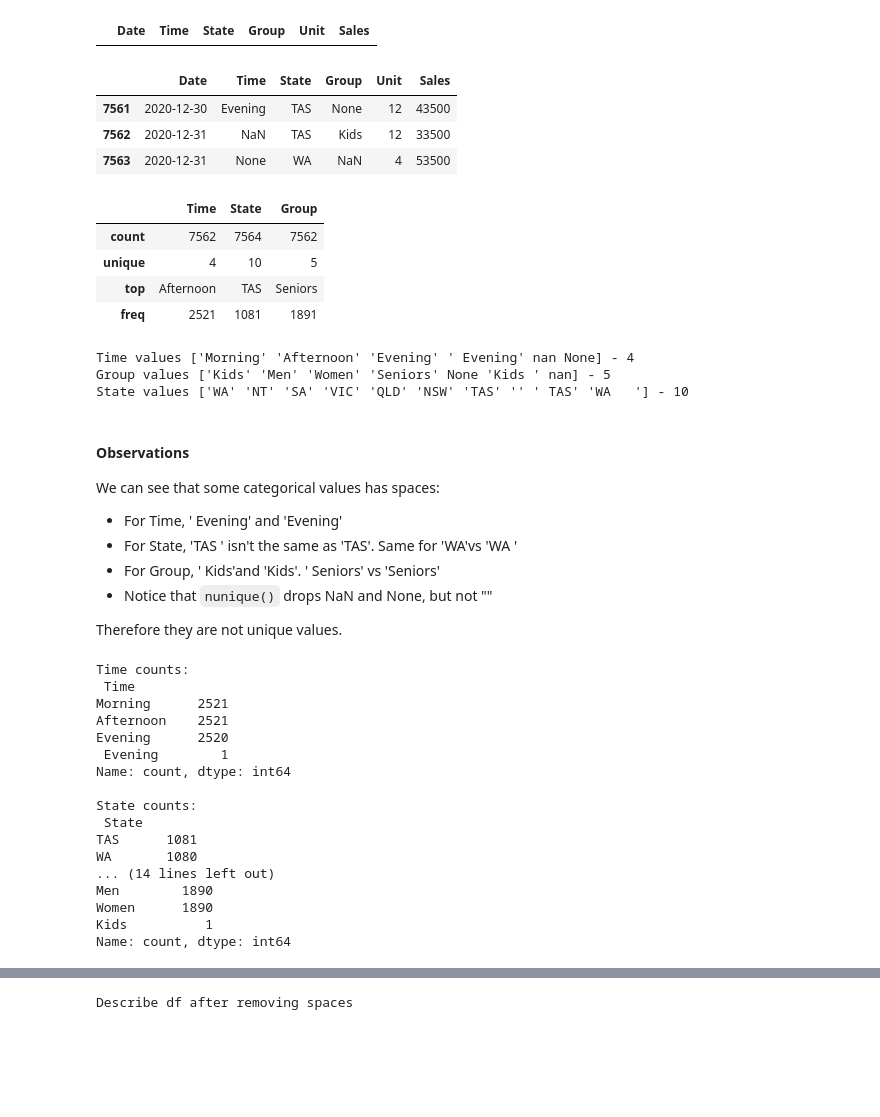
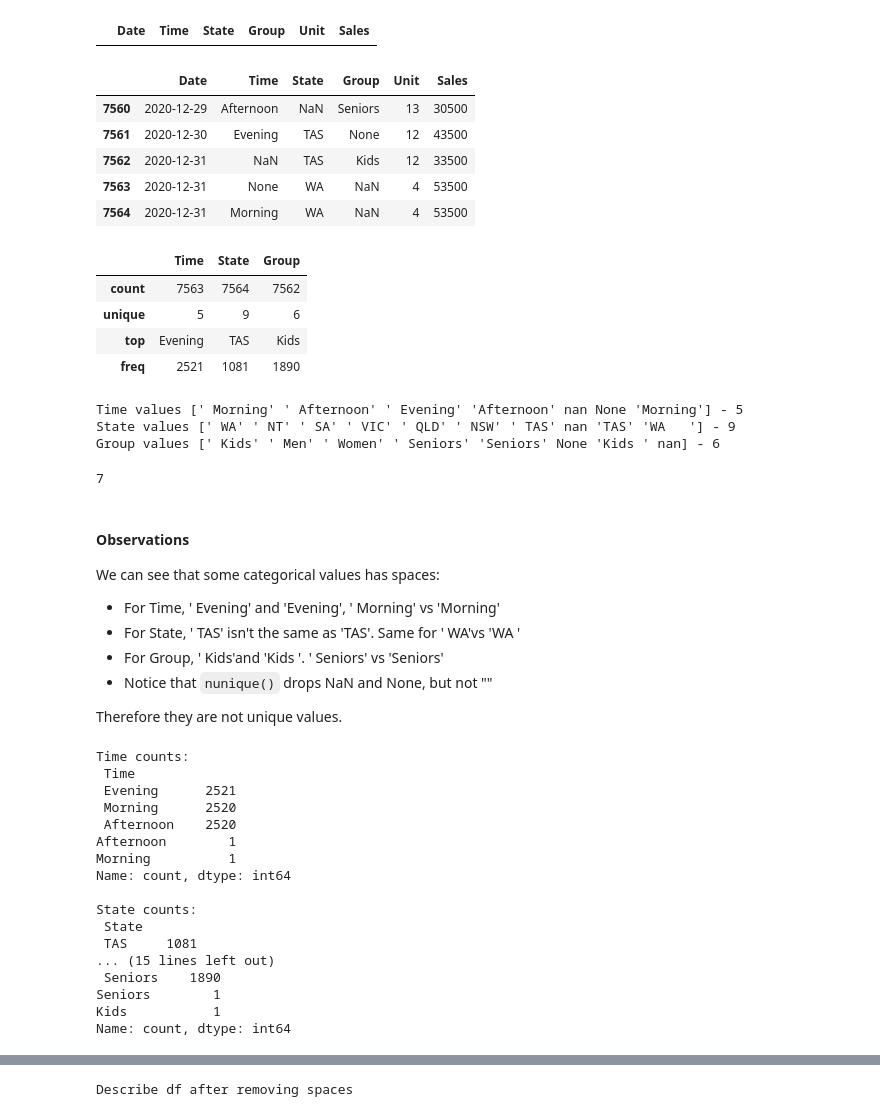
Before and after one commit to karmenatwork/3_CB_Sales-Analysis, a Jupyter notebook: main.ipynb, the cells around one changed output, grey strips where cells are left out. Saved outputs shown, nothing was run; the diff lists cells and outputs as text; code cells hidden in the pictures; blank space fills up the shorter version.

```diff
--- a/main.ipynb
+++ b/main.ipynb
@@ -108,7 +112,9 @@ dtype: object
 # %%
 # Optimize memory
 # Convert object type to str, Date to datetime and reduce int.
-cols = df.select_dtypes(np.object_).columns[1:]  # every object type except Date
+# cols = df.select_dtypes(np.object_).columns[1:]  # every object type except Date, no need this if you use parse_dates
+
+cols = df.select_dtypes(np.object_).columns
 df[cols] = df[cols].astype("string")
 df["Date"] = pd.to_datetime(df["Date"])
 df["Unit"] = df["Unit"].astype("int8")
@@ -250,9 +256,9 @@ import locale
 # Set the locale to English
 locale.setlocale(locale.LC_ALL, "en_US.UTF-8")
 
-# 20-Dec-2020,'Afternoon', '', Seniors, 13, 32500
-# 30-Dec-2020','Evening', 'TAS',None,12, 33500
-# 31-Dec-2020',np.nan, 'TAS','Kids',12, 3350
+# 29-Dec-2020,'Afternoon', '', Seniors, 13, 32500
+# 30-Dec-2020',' Evening', 'TAS',None,12, 33500
+# 31-Dec-2020',np.nan, ' TAS','Kids',12, 3350
 
 # Add 3 rows with empty values, None and NaN to the dataframe
 df2 = df.copy()
@@ -262,7 +268,7 @@ df2.loc[len(df2.index)] = [
     "Afternoon",
     "",
     "Seniors",
-    12,
+    13,
     30500,
 ]  # empty value in State
 df2.loc[len(df2.index)] = [
@@ -429,28 +435,30 @@ nan_rows
 # %%
 # I will use df2 to make my recommendation in the case of missing/incorrect data
 
 # 1. First replace '' with NaN
 
 # df2.replace('None', np.nan, inplace=True) and find them
-# df2 = df2.replace(" ", np.nan)
+df2 = df2.replace("", np.nan)
 
 # Find Options
 # a. Using `df.loc``
 # nan_rows  = df2.loc[df2.isna().any(axis=1)]
 
 # b. finding all `isnull()` rows first
 # null_mask = df2.isnull().any(axis=1)
 # null_rows = df2[null_mask]
 # null_rows
 
 # c. or directly finding all `isna()`` rows
 nan_rows = df2[df2.isna().any(axis=1)]
 nan_rows
 # %% [output]
 |  | Date | Time | State | Group | Unit | Sales |
+| 7560 | 2020-12-29 | Afternoon | NaN | Seniors | 13 | 30500 |
 | 7561 | 2020-12-30 | Evening | TAS | None | 12 | 43500 |
 | 7562 | 2020-12-31 | NaN | TAS | Kids | 12 | 33500 |
 | 7563 | 2020-12-31 | None | WA | NaN | 4 | 53500 |
+| 7564 | 2020-12-31 | Morning | WA | NaN | 4 | 53500 |
 # %%
 # 2. Then, make sure that each value is unique, so we can groupby later.
 categorical_cols = ["Time", "State", "Group"]
@@ -460,10 +468,10 @@ categorical_df = df2[categorical_cols]
 categorical_df.describe()
 # %% [output]
 |  | Time | State | Group |
-| count | 7562 | 7564 | 7562 |
-| unique | 4 | 10 | 5 |
-| top | Afternoon | TAS | Seniors |
-| freq | 2521 | 1081 | 1891 |
+| count | 7563 | 7564 | 7562 |
+| unique | 5 | 9 | 6 |
+| top | Evening | TAS | Kids |
+| freq | 2521 | 1081 | 1890 |
 # %%
 # b. Or inspecting with `nunique()` and `unique()`
 if df2.Time.nunique() != len(df2.Time.unique()):
@@ -478,18 +486,17 @@ if df2.Group.nunique() != len(df2.Group.unique()):
 
 df2.Time.nunique()
 len(df2.Time.unique())
-
-print(f"State values {df2.State.unique()} - {df2.State.nunique()}")
 # %% [output]
-Time values ['Morning' 'Afternoon' 'Evening' ' Evening' nan None] - 4
-Group values ['Kids' 'Men' 'Women' 'Seniors' None 'Kids ' nan] - 5
-State values ['WA' 'NT' 'SA' 'VIC' 'QLD' 'NSW' 'TAS' '' ' TAS' 'WA   '] - 10
+Time values [' Morning' ' Afternoon' ' Evening' 'Afternoon' nan None 'Morning'] - 5
+State values [' WA' ' NT' ' SA' ' VIC' ' QLD' ' NSW' ' TAS' nan 'TAS' 'WA   '] - 9
+Group values [' Kids' ' Men' ' Women' ' Seniors' 'Seniors' None 'Kids ' nan] - 6
+7
 # %% [markdown]
 #### Observations
 We can see that some categorical values has spaces:
-- For Time, ' Evening' and 'Evening'
-- For State, 'TAS   ' isn't the same as 'TAS'. Same for 'WA'vs 'WA   '
-- For Group, ' Kids'and 'Kids'. ' Seniors' vs 'Seniors'
+- For Time, ' Evening' and 'Evening', ' Morning' vs 'Morning'
+- For State, ' TAS' isn't the same as 'TAS'. Same for ' WA'vs 'WA   '
+- For Group, ' Kids'and 'Kids '. ' Seniors' vs 'Seniors'
 - Notice that `nunique()` drops NaN and None, but not ""
 
 Therefore they are not unique values.
@@ -500,20 +507,20 @@ for colName in list(categorical_df):
 # %% [output]
 Time counts:
  Time
-Morning      2521
-Afternoon    2521
-Evening      2520
- Evening        1
+ Evening      2521
+ Morning      2520
+ Afternoon    2520
+Afternoon        1
+Morning          1
 Name: count, dtype: int64
 
 State counts:
  State
-TAS      1081
-WA       1080
-... (14 lines left out)
-Men        1890
-Women      1890
-Kids          1
+ TAS     1081
+... (15 lines left out)
+ Seniors    1890
+Seniors        1
+Kids           1
 Name: count, dtype: int64
 # %%
 # Checking the rows added manually with NAN
```
Also changed, not shown: parts of 31 cells of this notebook.
